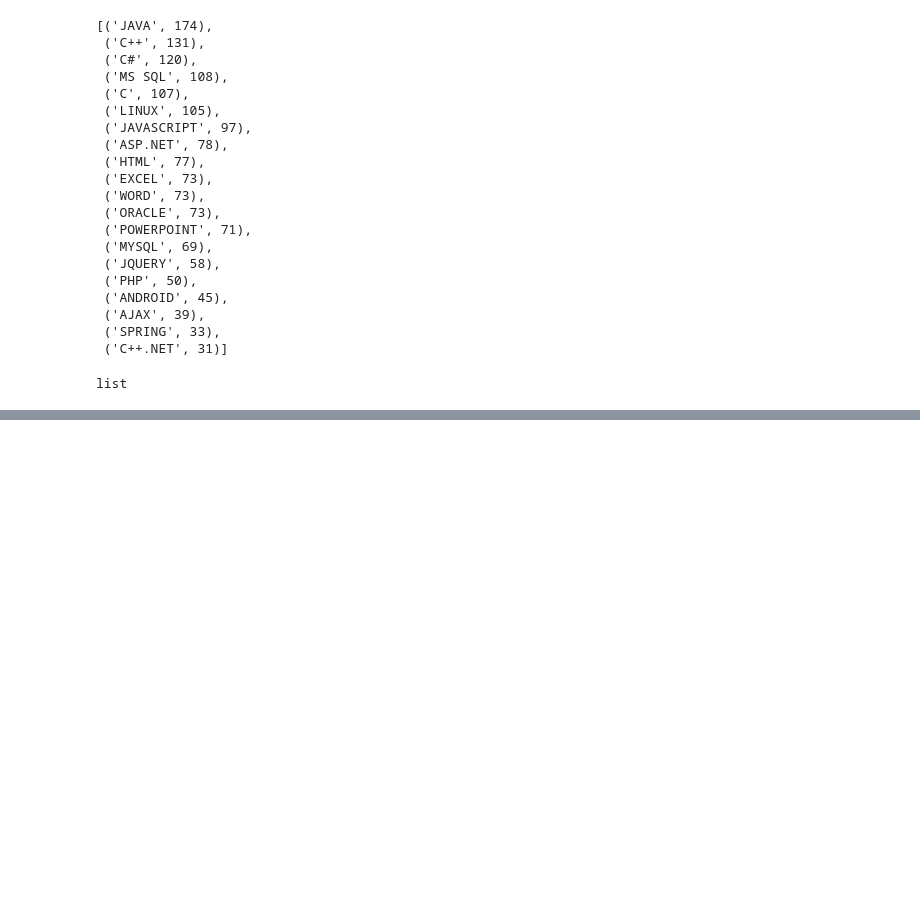
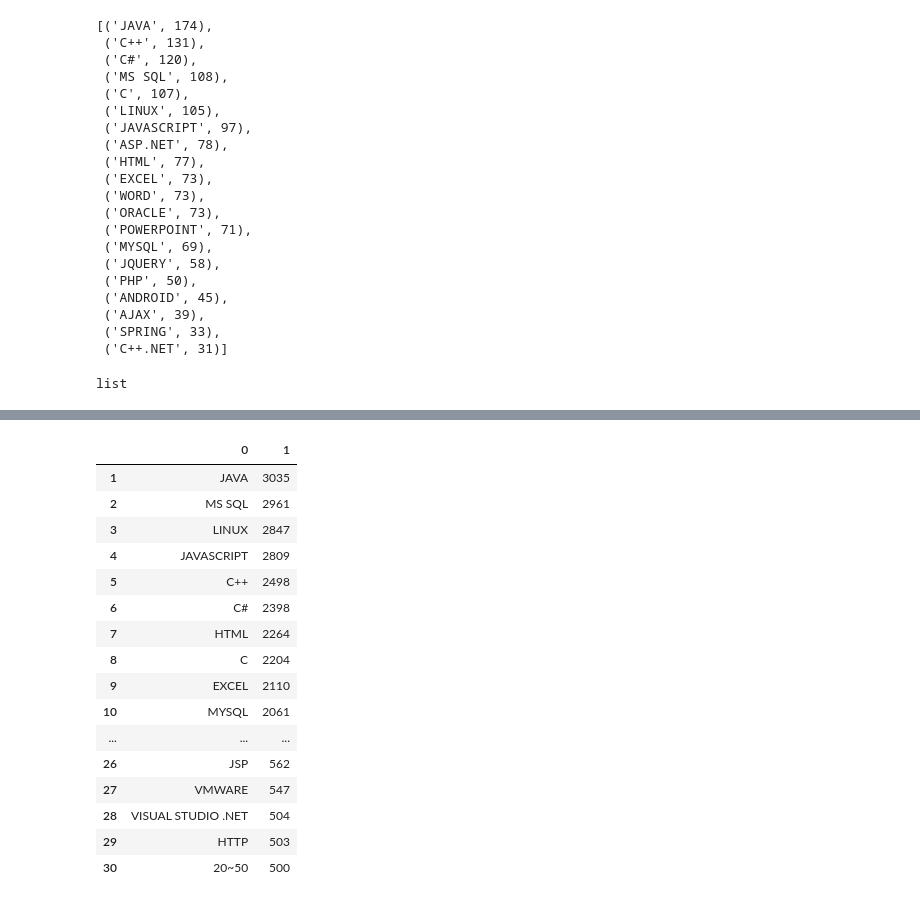
Before and after one commit to kingda7902/etl_project, a Jupyter notebook: transfer_try_and_note.ipynb, the cells around one changed output, grey strips where cells are left out. Cells and saved outputs as stored; diff of their text form; code cells hidden in the pictures; blank space fills up the shorter version.

```diff
--- a/transfer_try_and_note.ipynb
+++ b/transfer_try_and_note.ipynb
@@ -163,0 +239,29 @@ bbb['a'] = 3
+# %%
+%matplotlib inline
+
+import numpy as np
+import pandas as pd
+import matplotlib.pyplot as plt
+
+
+ct_df = pd.DataFrame.from_dict(ct.most_common(31))
+# %%
+ct_df[1:ct_df.size]
+# %% [output]
+|  | 0 | 1 |
+| 1 | JAVA | 3035 |
+| 2 | MS SQL | 2961 |
+| 3 | LINUX | 2847 |
+| 4 | JAVASCRIPT | 2809 |
+| 5 | C++ | 2498 |
+| 6 | C# | 2398 |
+| 7 | HTML | 2264 |
+| 8 | C | 2204 |
+| 9 | EXCEL | 2110 |
+| 10 | MYSQL | 2061 |
+| ... | ... | ... |
+| 26 | JSP | 562 |
+| 27 | VMWARE | 547 |
+| 28 | VISUAL STUDIO .NET | 504 |
+| 29 | HTTP | 503 |
+| 30 | 20~50 | 500 |
```
Also changed, not shown: parts of 15 cells of this notebook, 1 other file.
